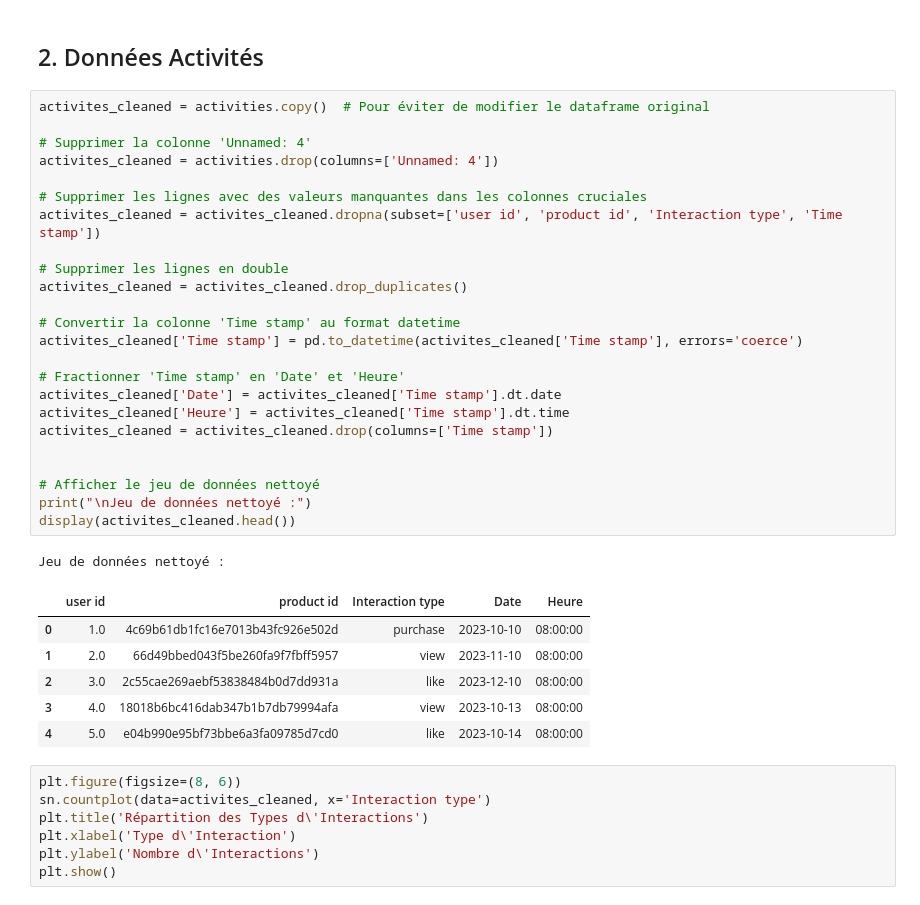
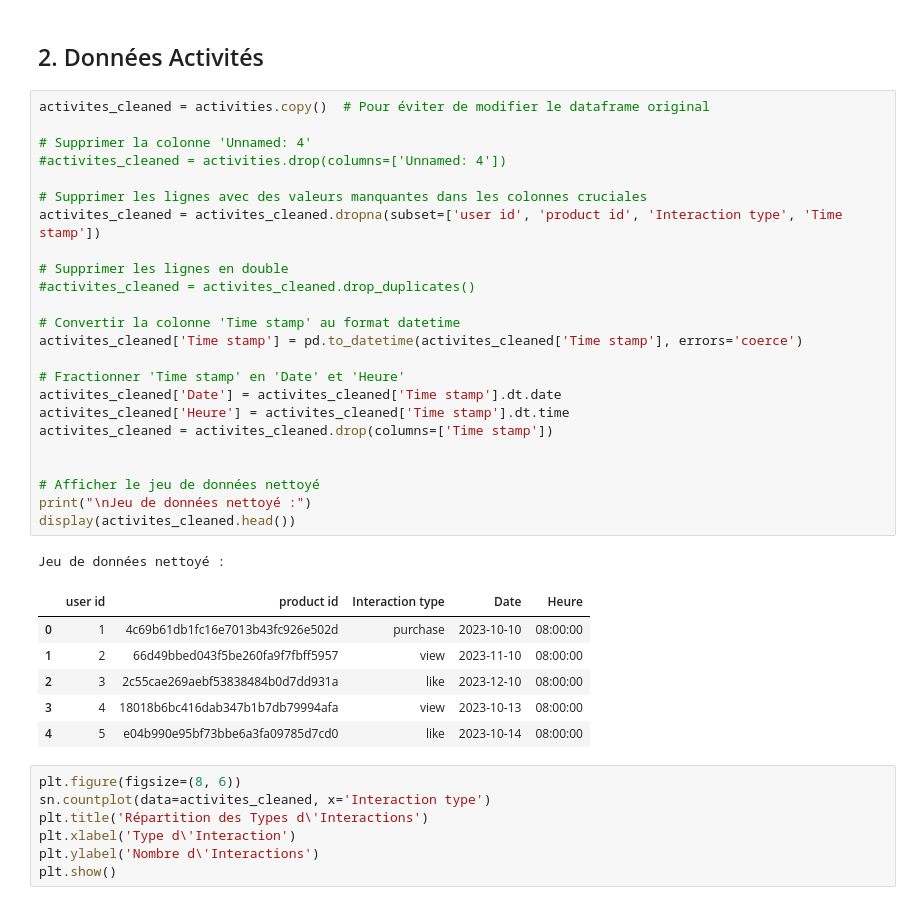
Before and after one commit to Mohameddiallo728/customers-activities-in-ecom, a Jupyter notebook: data-exploration.ipynb, the cells around one changed output. Cells and saved outputs as stored; diff of their text form.

```diff
--- a/data-exploration.ipynb
+++ b/data-exploration.ipynb
@@ -417,35 +408,35 @@ display(customers_cleaned.head())
 # %%
 activites_cleaned = activities.copy()  # Pour éviter de modifier le dataframe original
 
 # Supprimer la colonne 'Unnamed: 4'
-activites_cleaned = activities.drop(columns=['Unnamed: 4'])
+#activites_cleaned = activities.drop(columns=['Unnamed: 4'])
 
 # Supprimer les lignes avec des valeurs manquantes dans les colonnes cruciales
 activites_cleaned = activites_cleaned.dropna(subset=['user id', 'product id', 'Interaction type', 'Time stamp'])
 
 # Supprimer les lignes en double
-activites_cleaned = activites_cleaned.drop_duplicates()
+#activites_cleaned = activites_cleaned.drop_duplicates()
 
 # Convertir la colonne 'Time stamp' au format datetime
 activites_cleaned['Time stamp'] = pd.to_datetime(activites_cleaned['Time stamp'], errors='coerce')
 
 # Fractionner 'Time stamp' en 'Date' et 'Heure'
 activites_cleaned['Date'] = activites_cleaned['Time stamp'].dt.date
 activites_cleaned['Heure'] = activites_cleaned['Time stamp'].dt.time
 activites_cleaned = activites_cleaned.drop(columns=['Time stamp'])
 
 
 # Afficher le jeu de données nettoyé
 print("\nJeu de données nettoyé :")
 display(activites_cleaned.head())
 # %% [output]
 Jeu de données nettoyé :
 |  | user id | product id | Interaction type | Date | Heure |
-| 0 | 1.0 | 4c69b61db1fc16e7013b43fc926e502d | purchase | 2023-10-10 | 08:00:00 |
-| 1 | 2.0 | 66d49bbed043f5be260fa9f7fbff5957 | view | 2023-11-10 | 08:00:00 |
-| 2 | 3.0 | 2c55cae269aebf53838484b0d7dd931a | like | 2023-12-10 | 08:00:00 |
-| 3 | 4.0 | 18018b6bc416dab347b1b7db79994afa | view | 2023-10-13 | 08:00:00 |
-| 4 | 5.0 | e04b990e95bf73bbe6a3fa09785d7cd0 | like | 2023-10-14 | 08:00:00 |
+| 0 | 1 | 4c69b61db1fc16e7013b43fc926e502d | purchase | 2023-10-10 | 08:00:00 |
+| 1 | 2 | 66d49bbed043f5be260fa9f7fbff5957 | view | 2023-11-10 | 08:00:00 |
+| 2 | 3 | 2c55cae269aebf53838484b0d7dd931a | like | 2023-12-10 | 08:00:00 |
+| 3 | 4 | 18018b6bc416dab347b1b7db79994afa | view | 2023-10-13 | 08:00:00 |
+| 4 | 5 | e04b990e95bf73bbe6a3fa09785d7cd0 | like | 2023-10-14 | 08:00:00 |
 # %%
 plt.figure(figsize=(8, 6))
 sn.countplot(data=activites_cleaned, x='Interaction type')
```
Also changed, not shown: parts of 6 cells of this notebook, 9 other files.
